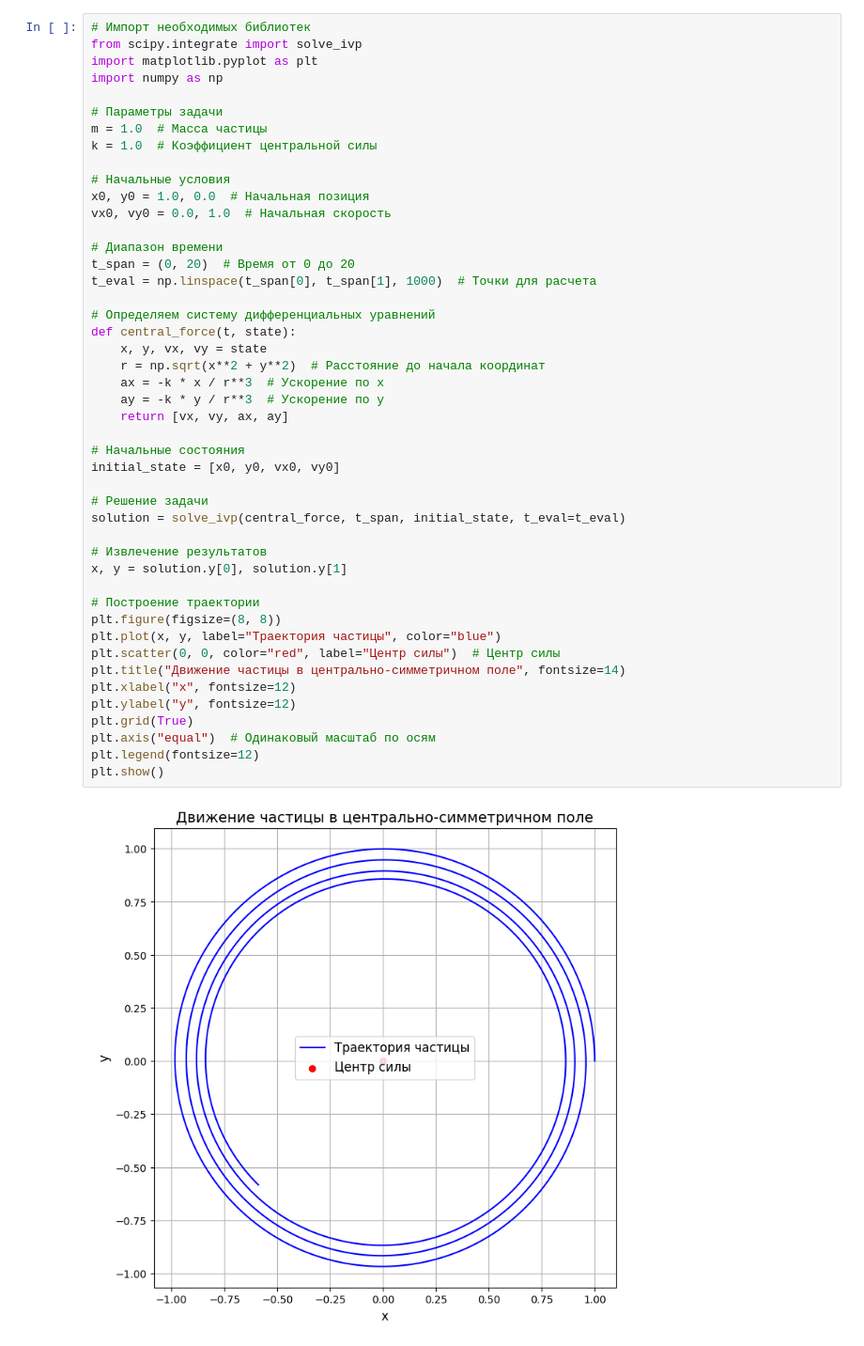
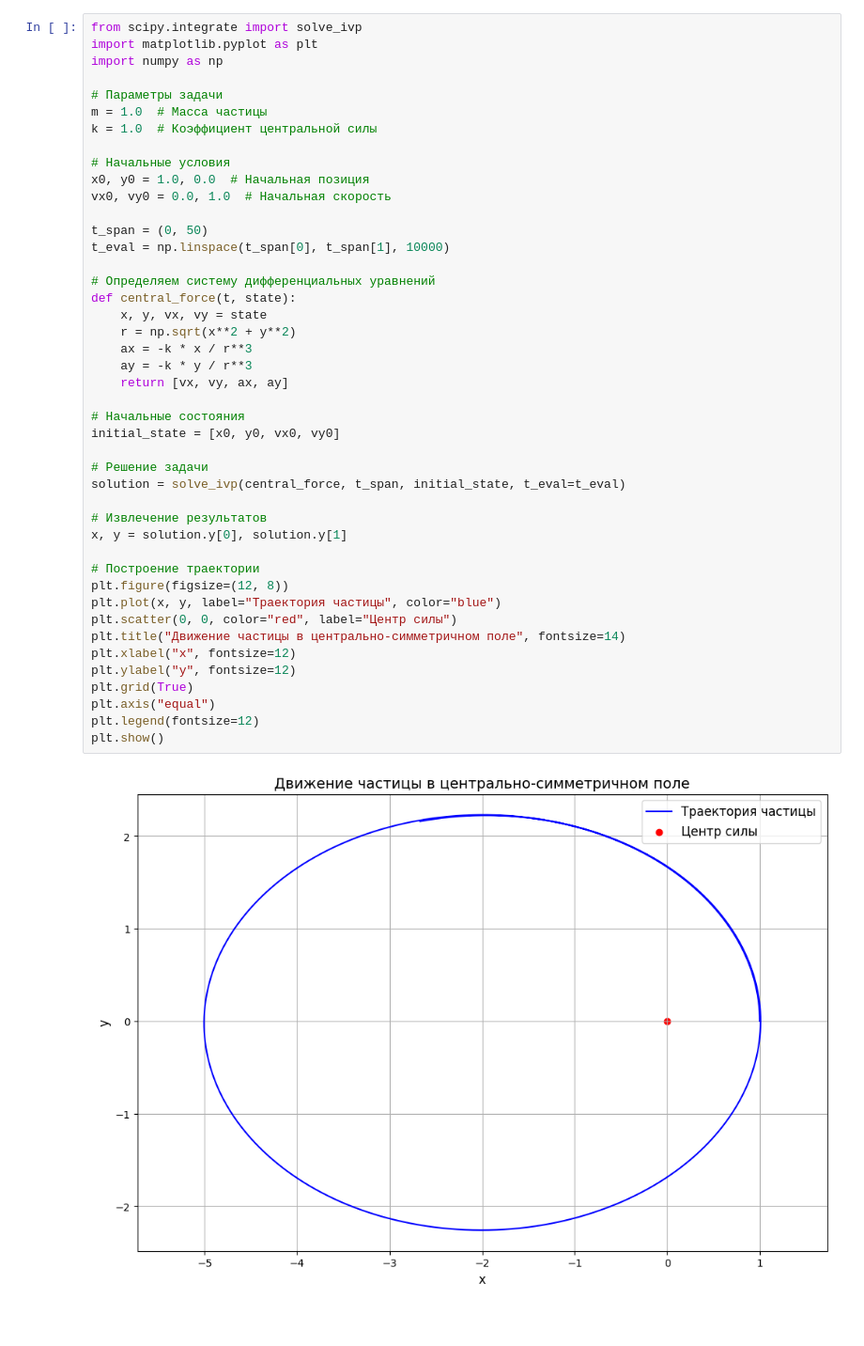
Before and after one commit to Krab1o/UnivAssignments, a Jupyter notebook: sem 8/modeling/solutions/task2.ipynb, the cells around one changed output. Shown at 94% size. Drawn from its saved outputs; the diff is of its cells as text; blank space fills up the shorter version.

```diff
--- a/sem 8/modeling/solutions/task2.ipynb
+++ b/sem 8/modeling/solutions/task2.ipynb
@@ -1,5 +3,4 @@
 # %%
-# Импорт необходимых библиотек
 from scipy.integrate import solve_ivp
 import matplotlib.pyplot as plt
 import numpy as np
@@ -9,40 +10,39 @@ m = 1.0  # Масса частицы
 k = 1.0  # Коэффициент центральной силы
 
 # Начальные условия
 x0, y0 = 1.0, 0.0  # Начальная позиция
 vx0, vy0 = 0.0, 1.0  # Начальная скорость
 
-# Диапазон времени
-t_span = (0, 20)  # Время от 0 до 20
-t_eval = np.linspace(t_span[0], t_span[1], 1000)  # Точки для расчета
+t_span = (0, 50)
+t_eval = np.linspace(t_span[0], t_span[1], 10000)
 
 # Определяем систему дифференциальных уравнений
 def central_force(t, state):
     x, y, vx, vy = state
-    r = np.sqrt(x**2 + y**2)  # Расстояние до начала координат
-    ax = -k * x / r**3  # Ускорение по x
-    ay = -k * y / r**3  # Ускорение по y
+    r = np.sqrt(x**2 + y**2)
+    ax = -k * x / r**3
+    ay = -k * y / r**3
     return [vx, vy, ax, ay]
 
 # Начальные состояния
 initial_state = [x0, y0, vx0, vy0]
 
 # Решение задачи
 solution = solve_ivp(central_force, t_span, initial_state, t_eval=t_eval)
 
 # Извлечение результатов
 x, y = solution.y[0], solution.y[1]
 
 # Построение траектории
-plt.figure(figsize=(8, 8))
+plt.figure(figsize=(12, 8))
 plt.plot(x, y, label="Траектория частицы", color="blue")
-plt.scatter(0, 0, color="red", label="Центр силы")  # Центр силы
+plt.scatter(0, 0, color="red", label="Центр силы")
 plt.title("Движение частицы в центрально-симметричном поле", fontsize=14)
 plt.xlabel("x", fontsize=12)
 plt.ylabel("y", fontsize=12)
 plt.grid(True)
-plt.axis("equal")  # Одинаковый масштаб по осям
+plt.axis("equal")
 plt.legend(fontsize=12)
 plt.show()
 # %% [output]
-[figure, old version]
+[figure, new version]
```
Also changed, not shown: parts of 1 cell of this notebook, 28 other files.
